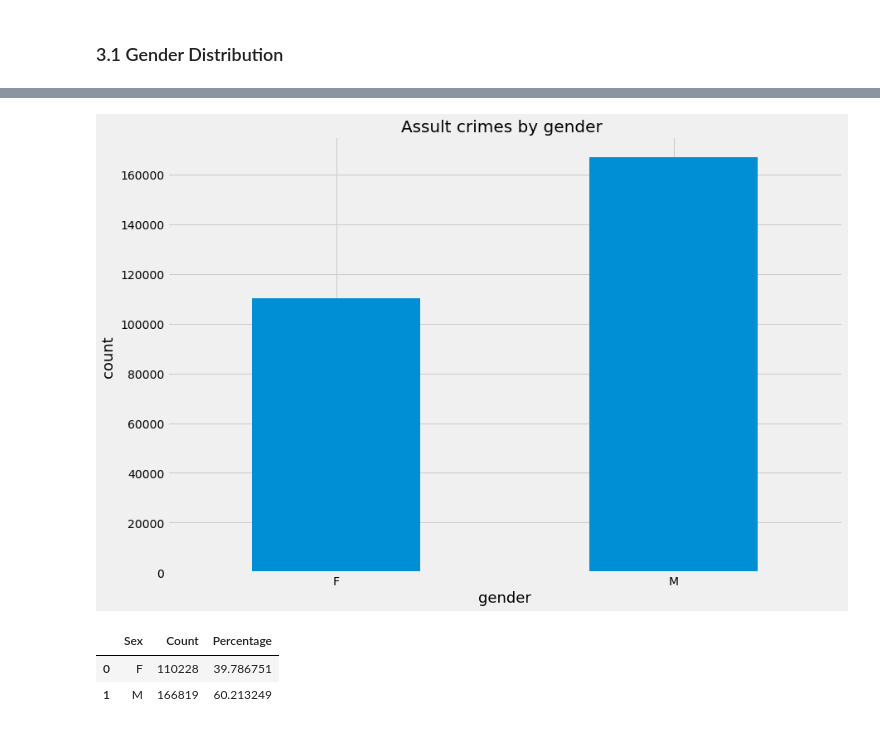
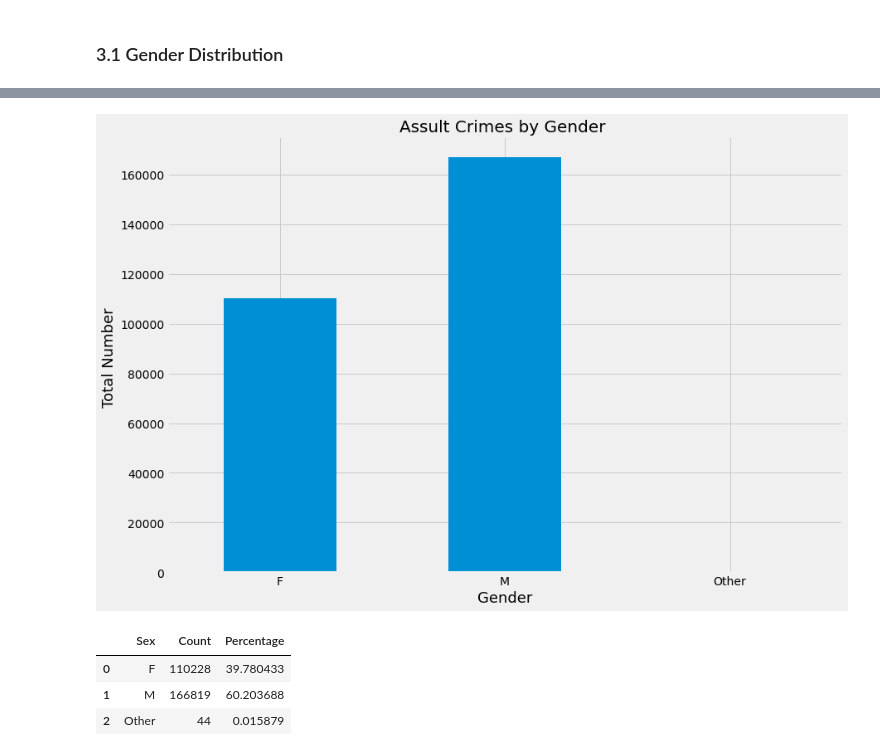
Before and after one commit to moutasam/NYC-Complaints-Python-Project, a Jupyter notebook: NYC Crimes Analysis.ipynb, the cells around one changed output, grey strips where cells are left out. Drawn from its saved outputs; the diff is of its cells as text; code cells hidden in the pictures.

Commit message:
2.3
polished version with comments and titles checked

```diff
--- a/NYC Crimes Analysis.ipynb
+++ b/NYC Crimes Analysis.ipynb
@@ -280,10 +279,17 @@ new_df.groupby('VIC_SEX')[['CMPLNT_NUM']].agg(['count'])
 
 display(new_df.groupby('VIC_SEX')[['CMPLNT_NUM']].agg(['count']))
 
-# since 99% of records have gender either M or F then we drop all the rest types due to tiny number of occurences
+# since 99% of records have gender either M or F we will group the rest into Other category
+
+new_df['VIC_SEX'] = new_df['VIC_SEX'].astype('string')
+
+new_df.loc[new_df['VIC_SEX'].str.contains('D'), 'VIC_SEX'] = 'Other'
+new_df.loc[new_df['VIC_SEX'].str.contains('E'), 'VIC_SEX'] = 'Other'
+new_df.loc[new_df['VIC_SEX'].str.contains('U'), 'VIC_SEX'] = 'Other'
 
 
-new_df = new_df[new_df.VIC_SEX.isin(['M' , 'F'])]
+# adding only valid gender rows
+new_df = new_df[new_df.VIC_SEX.isin(['M' , 'F','Other'])]
 # %% [output]
 |  | CMPLNT_NUM |
 |  | count |
@@ -709,37 +784,38 @@ display(AgeD.sort_values(by='Percentage', ascending=False))
 # %%
 # Drill into Assult crimes
 
 
 Assult_crimesdf = new_df[new_df.OFNS_DESC.str.contains('ASSAULT')]
 
 Assult_crimes_g = Assult_crimesdf.groupby('Sex')['OFNS_DESC'].agg('count')
 
 
 plt.figure(figsize=(13, 9))
 
 
 
 ax = Assult_crimes_g.plot(kind='bar' ,rot=0)
-ax.set_title("Assult crimes by gender ", y = 1, fontsize=20)
-ax.set_ylabel('count ', fontsize=18)
-ax.set_xlabel('gender', fontsize=18)
+ax.set_title("Assult Crimes by Gender ", y = 1, fontsize=20)
+ax.set_ylabel('Total Number ', fontsize=18)
+ax.set_xlabel('Gender', fontsize=18)
 
 #ax.xaxis.set_major_formatter(FuncFormatter(millions_formatter))
 
 plt.show()
 
 
 Assult_crimes_g = pd.DataFrame({'Sex':Assult_crimes_g.index, 'Count':Assult_crimes_g.values})
 
 
 
 
 Assult_crimes_g['Percentage'] = Assult_crimes_g['Count'] / Assult_crimes_g['Count'].sum() *100
 
 
 Assult_crimes_g
 # %% [output]
-[figure, old version]
+[figure, new version]
 |  | Sex | Count | Percentage |
-| 0 | F | 110228 | 39.786751 |
-| 1 | M | 166819 | 60.213249 |
+| 0 | F | 110228 | 39.780433 |
+| 1 | M | 166819 | 60.203688 |
+| 2 | Other | 44 | 0.015879 |
```
Also changed, not shown: parts of 23 cells of this notebook.
